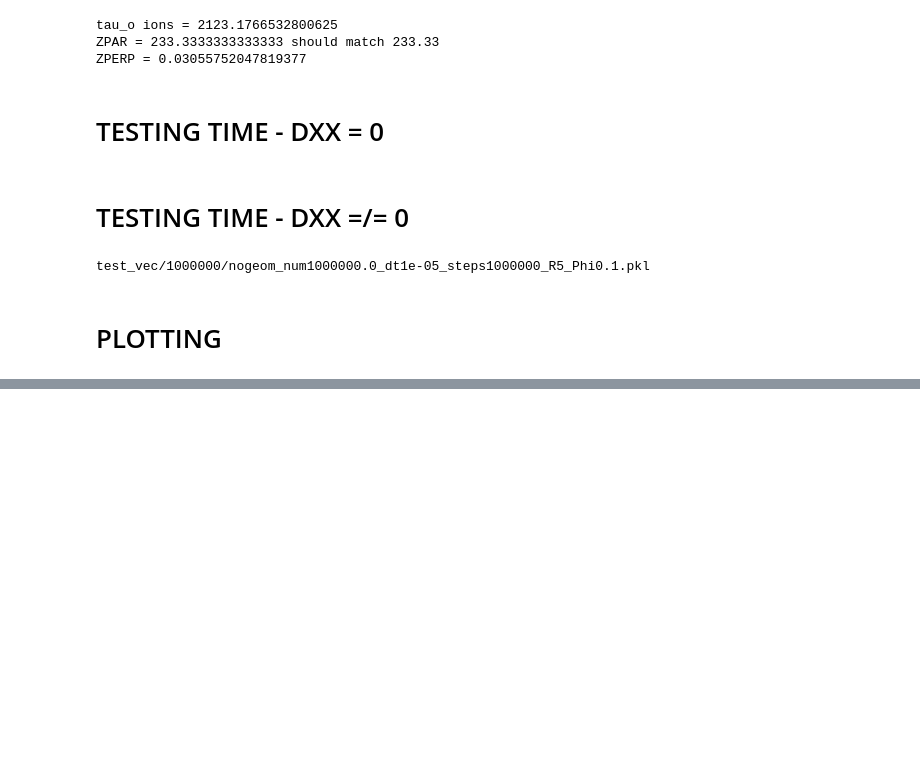
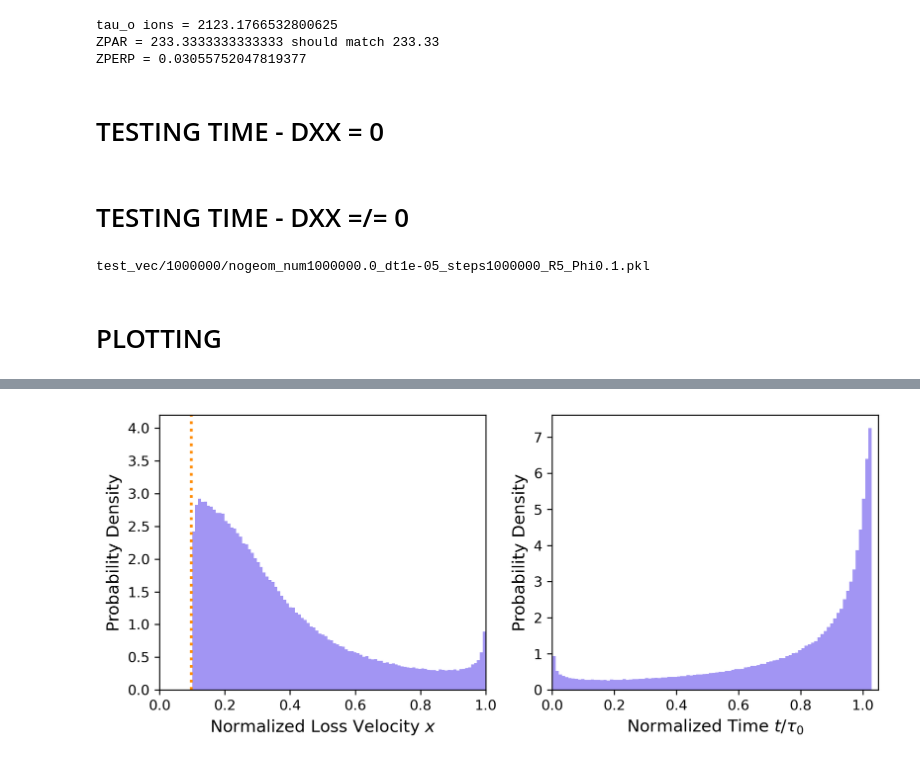
Before and after one commit to gxcli/fp_geometriccorrection, a Jupyter notebook: losscone.ipynb, the cells around one changed output, grey strips where cells are left out. Drawn from its saved outputs; the diff is of its cells as text; code cells hidden in the pictures; blank space fills up the shorter version.

```diff
--- a/losscone.ipynb
+++ b/losscone.ipynb
@@ -163,0 +109,23 @@ plt.show()
+# %%
+plt.figure(figsize=(8,3.5), dpi=300)
+
+bins=100
+
+plt.subplot(1, 2, 1)
+plt.hist(loss_vel_mesa[mask_mesa][:,0], range=(0.1, 1), density=True, bins=bins, alpha=0.7, color='mediumslateblue')
+plt.xlabel(r'Normalized Loss Velocity $x$', fontsize=12)
+plt.ylabel('Probability Density', fontsize=12)
+plt.axvline(0.097, color='darkorange', linewidth=2, linestyle=':')
+plt.xlim(0, 1)
+plt.ylim(0, 4.2)
+
+plt.subplot(1, 2, 2)
+plt.hist(loss_step_mesa[mask_mesa] * DT, bins=bins, density=True, alpha=0.7, color='mediumslateblue')
+plt.xlabel(r'Normalized Time $t/\tau_0$', fontsize=12)
+plt.ylabel('Probability Density', fontsize=12)
+plt.xlim(0, 1.05)
+
+plt.tight_layout()
+plt.show()
+# %% [output]
+[figure, added]
```
Also changed, not shown: parts of 11 cells of this notebook, 48 other files.
